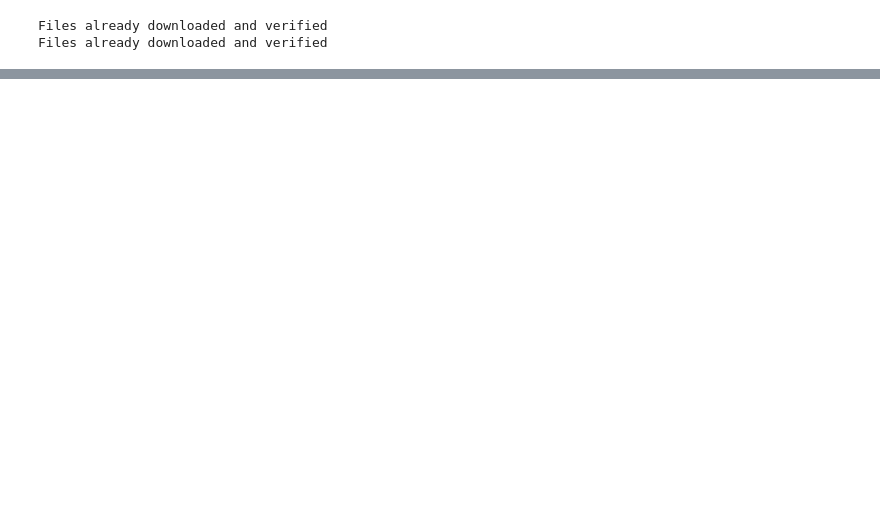
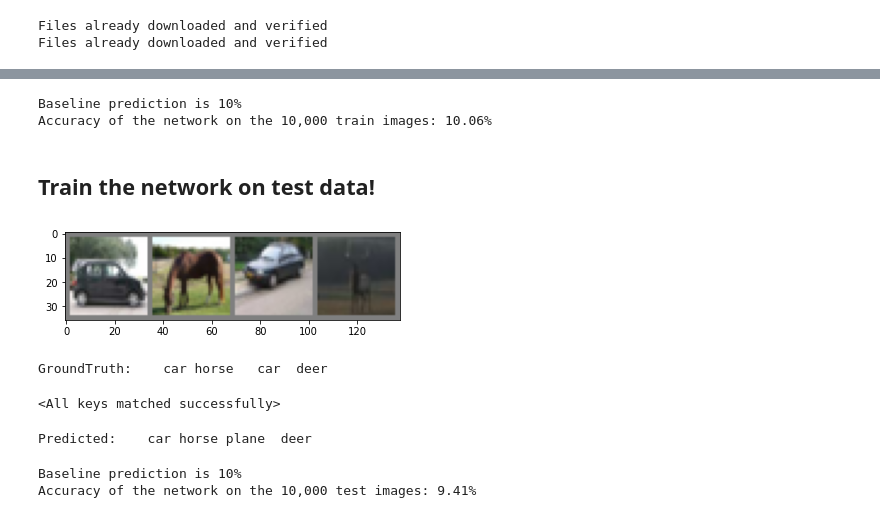
Before and after one commit to Promeos/pytorch-intro, a Jupyter notebook: pytorch-60-minute-blitz.ipynb, the cells around one changed output, grey strips where cells are left out. Cells and saved outputs as stored; diff of their text form; code cells hidden in the pictures; blank space fills up the shorter version.

```diff
--- a/pytorch-60-minute-blitz.ipynb
+++ b/pytorch-60-minute-blitz.ipynb
@@ -811,0 +904,16 @@ truck  deer  bird  ship
+# %%
+correct = 0
+total = 0
+with torch.no_grad():
+    for data in trainloader:
+        images, labels = data
+        ouputs = net(images)
+        _, predicted = torch.max(outputs.data, 1)
+        total += labels.size(0)
+        correct += (predicted == labels).sum().item()
+
+print(f"Baseline prediction is {1/len(classes):.0%}")
+print(f"Accuracy of the network on the 10,000 train images: {correct/total:.2%}")
+# %% [output]
+Baseline prediction is 10%
+Accuracy of the network on the 10,000 train images: 10.06%
@@ -811,0 +923,21 @@ truck  deer  bird  ship
+# %% [markdown]
+##  Train the network on test data!
+# %%
+data = iter(testloader)
+images, labels = dataiter.next()
+
+# display images
+imshow(torchvision.utils.make_grid(images))
+print("GroundTruth: ", ' '.join('%5s' % classes[labels[j]] for j in range(4)))
+# %% [output]
+[figure, added]
+GroundTruth:    car horse   car  deer
+# %%
+# Let's reload Jarvis :)
+# We prepare our neural net for test set evaluation
+net = Net()
+
+# Using `net.load_state_dict()` I can load the PATH saved to the current directory. -> './cifar_net_1.pth'
+net.load_state_dict(torch.load(PATH))
+# %% [output]
+<All keys matched successfully>
@@ -811,0 +946,22 @@ truck  deer  bird  ship
+# %%
+_, predicted = torch.max(outputs, 1)
+
+print("Predicted: ", ' '.join('%5s' % classes[predicted[j]] for j in range(4)))
+# %% [output]
+Predicted:    car horse plane  deer
+# %%
+correct = 0
+total = 0
+with torch.no_grad():
+    for data in testloader:
+        images, labels = data
+        ouputs = net(images)
+        _, predicted = torch.max(outputs.data, 1)
+        total += labels.size(0)
+        correct += (predicted == labels).sum().item()
+
+print(f"Baseline prediction is {1/len(classes):.0%}")
+print(f"Accuracy of the network on the 10,000 test images: {correct/total:.2%}")  # Interesting....
+# %% [output]
+Baseline prediction is 10%
+Accuracy of the network on the 10,000 test images: 9.41%
```
Also changed, not shown: parts of 28 cells of this notebook.
